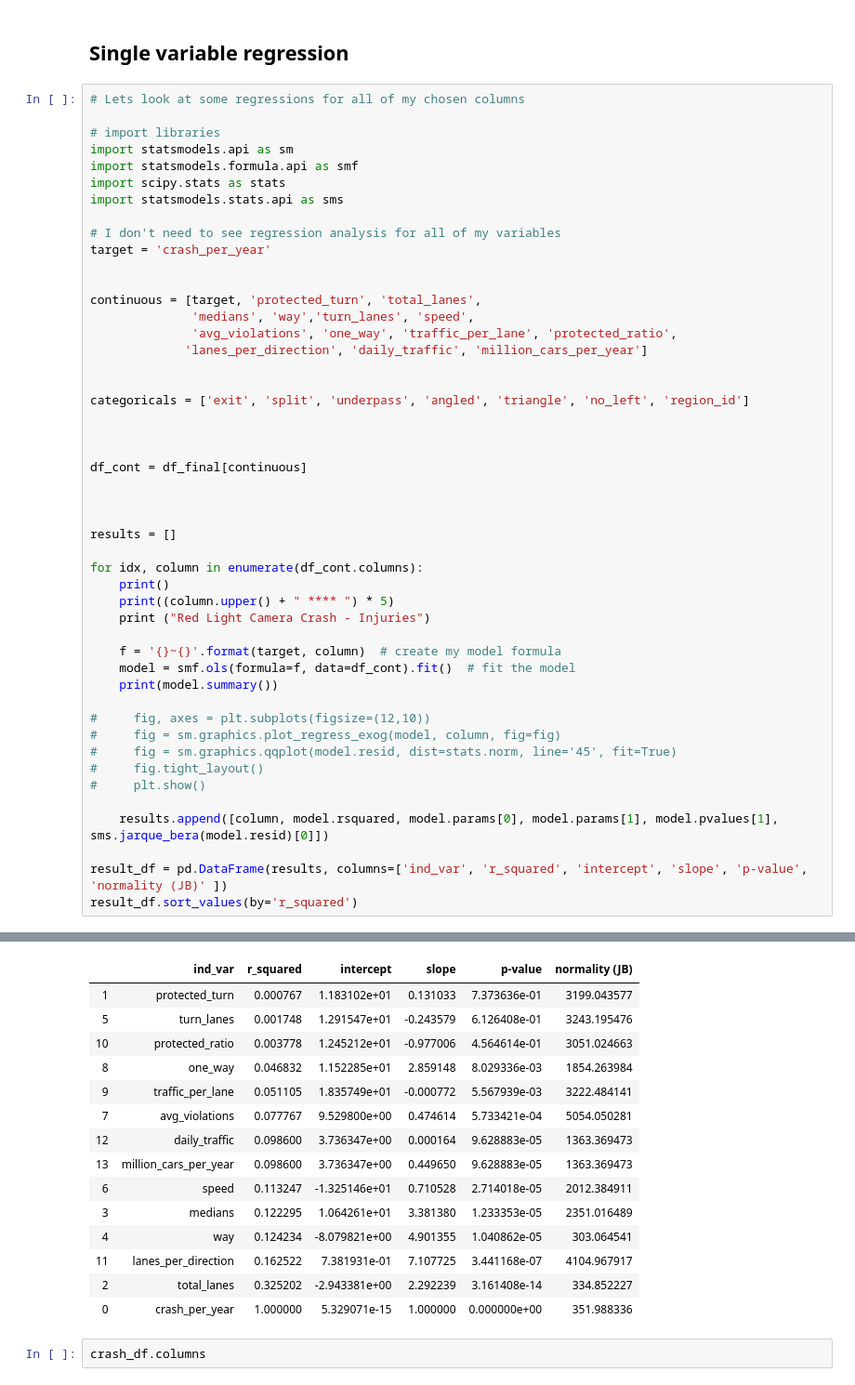
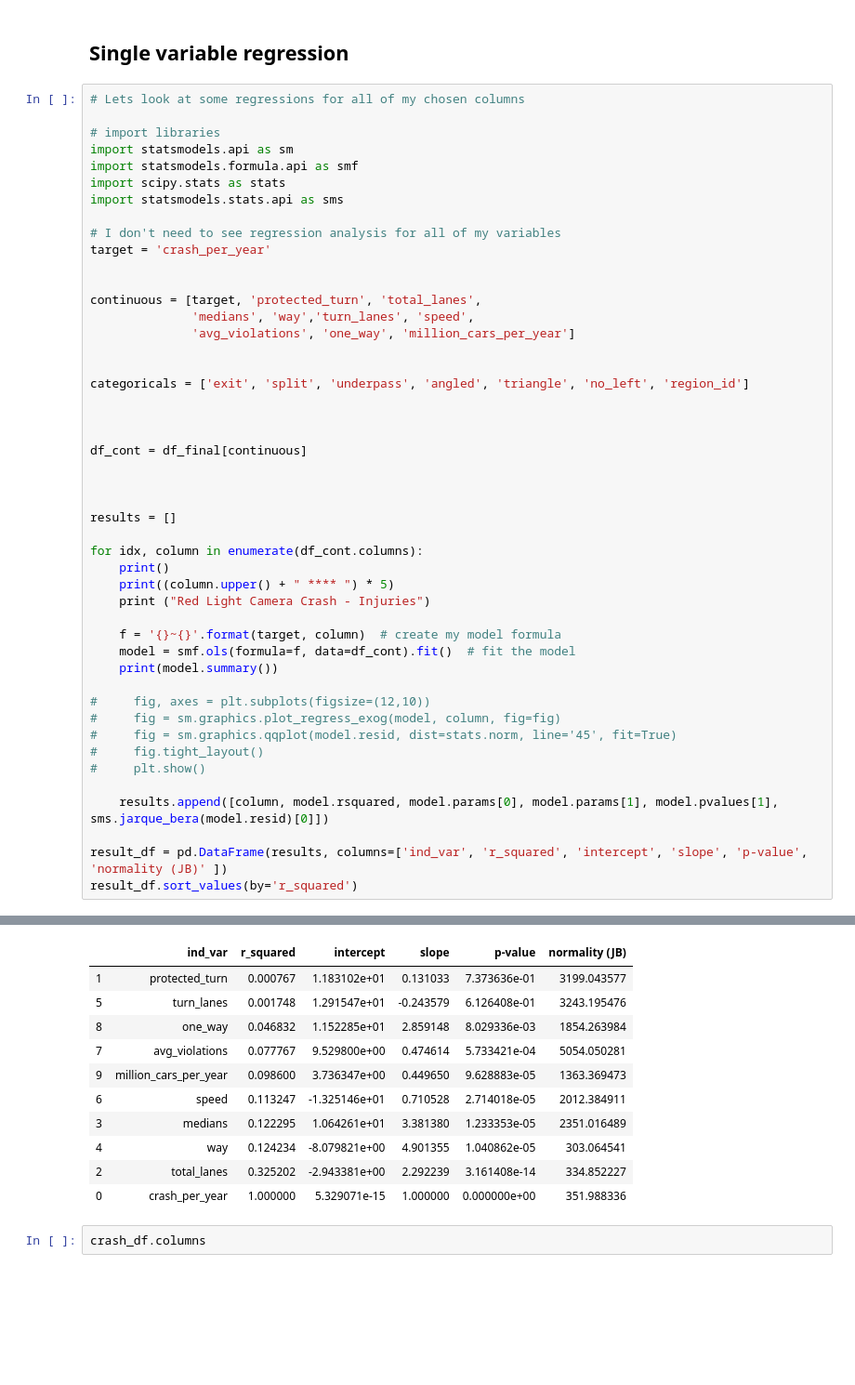
Before and after one commit to sciencelee/chicago-red-light-cameras, a Jupyter notebook: 05-intersection-char-models.ipynb, the cells around one changed output, grey strips where cells are left out. Shown at 93% size. Drawn from its saved outputs; the diff is of its cells as text; blank space fills up the shorter version.

```diff
--- a/05-intersection-char-models.ipynb
+++ b/05-intersection-char-models.ipynb
@@ -379,8 +379,7 @@ target = 'crash_per_year'
 
 continuous = [target, 'protected_turn', 'total_lanes',
               'medians', 'way','turn_lanes', 'speed',
-              'avg_violations', 'one_way', 'traffic_per_lane', 'protected_ratio',
-             'lanes_per_direction', 'daily_traffic', 'million_cars_per_year']
+              'avg_violations', 'one_way', 'million_cars_per_year']
 
 
 categoricals = ['exit', 'split', 'underpass', 'angled', 'triangle', 'no_left', 'region_id']
@@ -429,20 +428,16 @@ Df Model:                           1
 ==============================================================================
 
 Warnings:
 [1] Standard Errors assume that the covariance matrix of the errors is correctly specified.
 |  | ind_var | r_squared | intercept | slope | p-value | normality (JB) |
 | 1 | protected_turn | 0.000767 | 1.183102e+01 | 0.131033 | 7.373636e-01 | 3199.043577 |
 | 5 | turn_lanes | 0.001748 | 1.291547e+01 | -0.243579 | 6.126408e-01 | 3243.195476 |
-| 10 | protected_ratio | 0.003778 | 1.245212e+01 | -0.977006 | 4.564614e-01 | 3051.024663 |
 | 8 | one_way | 0.046832 | 1.152285e+01 | 2.859148 | 8.029336e-03 | 1854.263984 |
-| 9 | traffic_per_lane | 0.051105 | 1.835749e+01 | -0.000772 | 5.567939e-03 | 3222.484141 |
 | 7 | avg_violations | 0.077767 | 9.529800e+00 | 0.474614 | 5.733421e-04 | 5054.050281 |
-| 12 | daily_traffic | 0.098600 | 3.736347e+00 | 0.000164 | 9.628883e-05 | 1363.369473 |
-| 13 | million_cars_per_year | 0.098600 | 3.736347e+00 | 0.449650 | 9.628883e-05 | 1363.369473 |
+| 9 | million_cars_per_year | 0.098600 | 3.736347e+00 | 0.449650 | 9.628883e-05 | 1363.369473 |
 | 6 | speed | 0.113247 | -1.325146e+01 | 0.710528 | 2.714018e-05 | 2012.384911 |
 | 3 | medians | 0.122295 | 1.064261e+01 | 3.381380 | 1.233353e-05 | 2351.016489 |
 | 4 | way | 0.124234 | -8.079821e+00 | 4.901355 | 1.040862e-05 | 303.064541 |
-| 11 | lanes_per_direction | 0.162522 | 7.381931e-01 | 7.107725 | 3.441168e-07 | 4104.967917 |
 | 2 | total_lanes | 0.325202 | -2.943381e+00 | 2.292239 | 3.161408e-14 | 334.852227 |
 | 0 | crash_per_year | 1.000000 | 5.329071e-15 | 1.000000 | 0.000000e+00 | 351.988336 |
 # %%
```
Also changed, not shown: parts of 24 cells of this notebook, 4 other files.
